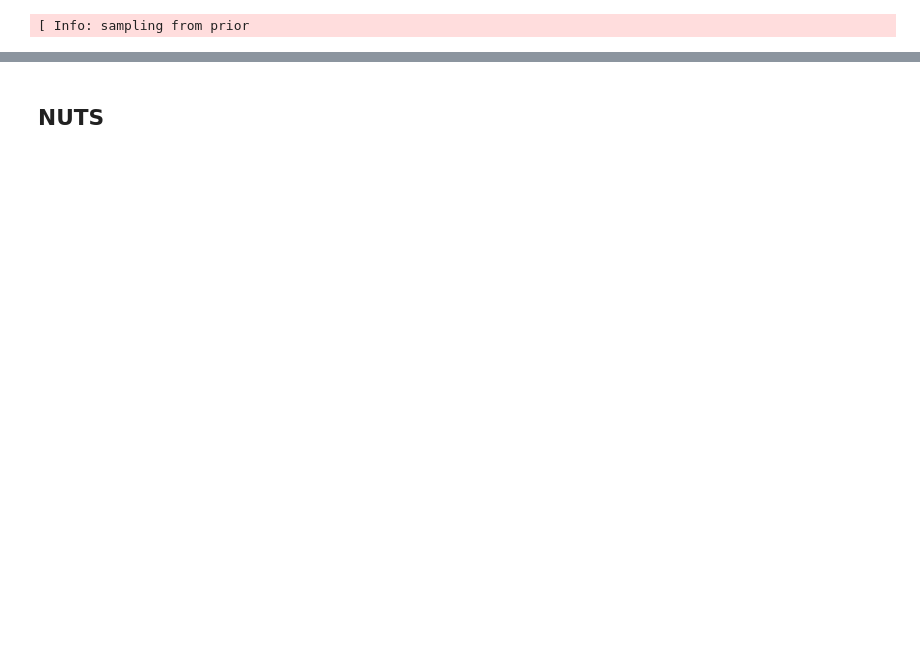
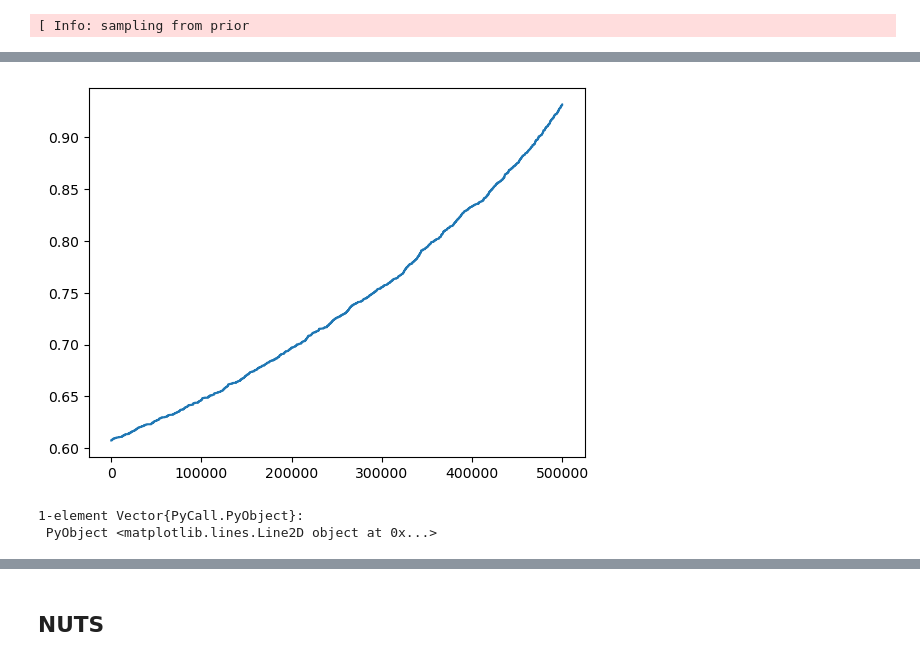
Before and after one commit to JaimeRZP/MyHMC, a Jupyter notebook: examples/Rosenbrock/Rosenbrock.ipynb, the cells around one changed output, grey strips where cells are left out. Drawn from its saved outputs; the diff is of its cells as text; code cells hidden in the pictures; blank space fills up the shorter version.

```diff
--- a/examples/Rosenbrock/Rosenbrock.ipynb
+++ b/examples/Rosenbrock/Rosenbrock.ipynb
@@ -90,0 +93,6 @@ d2_mchmc = [sample[2] for sample in samples_mchmc];
+# %%
+plt.plot(d1_mchmc)
+# %% [output]
+[figure, added]
+1-element Vector{PyCall.PyObject}:
+ PyObject <matplotlib.lines.Line2D object at 0x...>
```
Also changed, not shown: parts of 9 cells of this notebook, 4 other files.
